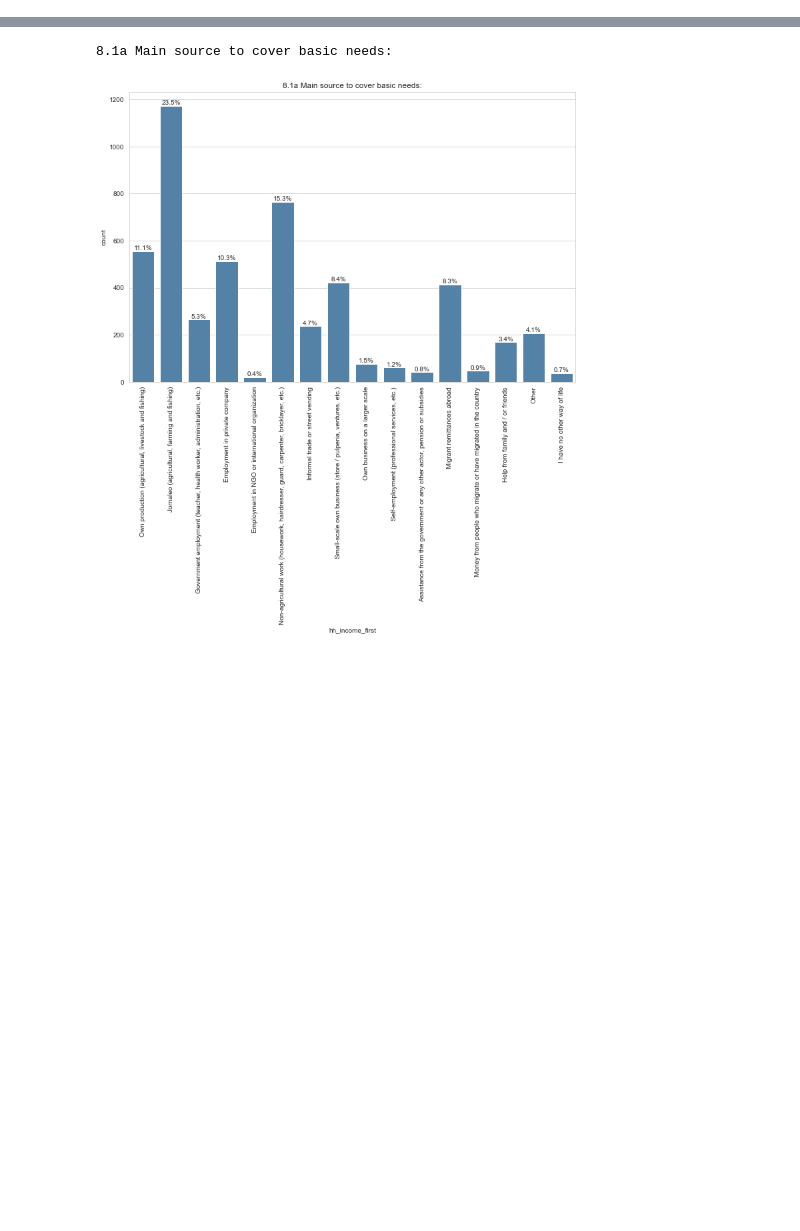
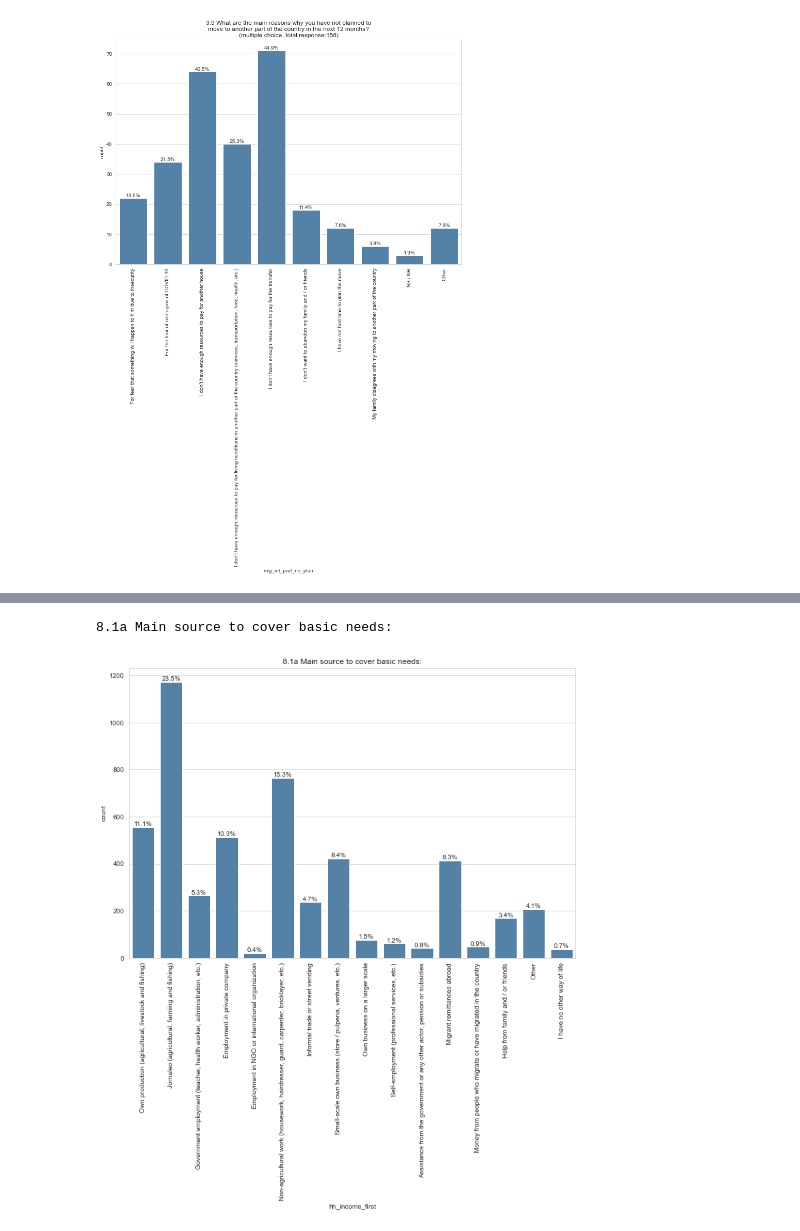
Before and after one commit to andreaariasaa/StoryViz, a Jupyter notebook: DataAnalysis/playing_with_data.ipynb, the cells around one changed output, grey strips where cells are left out. Drawn from its saved outputs; the diff is of its cells as text; code cells hidden in the pictures; blank space fills up the shorter version.

```diff
--- a/DataAnalysis/playing_with_data.ipynb
+++ b/DataAnalysis/playing_with_data.ipynb
@@ -12,6 +12,103 @@ int_df = pd.read_csv('Data/mig_int_roster.csv', index_col=0)
 pend_df = pd.read_csv('Data/mig_pend_roster.csv', index_col=0)
 lookup = pd.read_excel('Data/survey data look-up table.xlsx', sheet_name='answer_lookup')
 main_type = pd.read_excel('Data/survey data look-up table.xlsx', sheet_name='main_table')
+
+main_type = pd.read_excel('Data/survey data look-up table.xlsx', sheet_name='main_table')
+for type in ['hh','mig_ext', 'mig_int', 'mig_pend']:
+    append_type = pd.read_excel('Data/survey data look-up table.xlsx', sheet_name=f'{type}_roster')
+    main_type = main_type.append(append_type)
 # %%
 from Analytical_Functions import *
 from Data_Functions import *
+# %%
+# main_df.iloc[:,0:0]
+# main_df.iloc[:]['income_satisfaction']
+filtered_df = narrow_data(main_df, 'income_satisfaction', 'We are in a very critical situation with current income')
+
+plot_data(filtered_df, 'mig_int_pref_no_plan')
+
+
+new_df = []
+new_df = filtered_df[['country','mig_ext_intention', 'mig_ext_plan_12months', 'nivel_violencia']].copy()
+countries = {
+    'SLV': "El Salvador",
+    'GT': 'Guatemala',
+    'HND': 'Honduras'
+}
+
+new_df.loc[new_df['country'] == 'SLV', 'country'] = 'El Salvador'
+new_df.loc[new_df['country'] == 'GT', 'country'] = 'Guatemala'
+new_df.loc[new_df['country'] == 'HND', 'country'] = 'Honduras'
+
+
+
+question = 'mig_ext_intention'
+question_dict = {}
+
+for i in range(len(new_df[question])):
+    result = new_df.iloc[i][question]
+    question_type = main_type.loc[main_type['label'] == question]['type'].values[0]
+    if question_type == 'c':
+        look_key = question
+    else:
+        look_key = question_type
+    new_lookup = lookup[np.logical_and(lookup['label'] == look_key, lookup['name'] == result)]
+    result_code = new_lookup.iloc[0]['text_content']
+    question_dict[result] = result_code
+
+
+question_dict[99] = "No Response"
+for result in question_dict:
+    new_df.loc[new_df[question] == result, question] = question_dict[result]
+
+
+question = 'mig_ext_plan_12months'
+question_dict = {}
+
+for i in range(len(new_df[question])):
+    result = new_df.iloc[i][question]
+    if (result == 1 or result == 0 or result == 99):
+        question_type = main_type.loc[main_type['label'] == question]['type'].values[0]
+        if question_type == 'c':
+            look_key = question
+        else:
+            look_key = question_type
+        new_lookup = lookup[np.logical_and(lookup['label'] == look_key, lookup['name'] == result)]
+        result_code = new_lookup.iloc[0]['text_content']
+        question_dict[result] = result_code
+
+
+question_dict[99] = "No Response"
+question_dict[''] = 'Not Asked'
+new_df.mig_ext_plan_12months = new_df.mig_ext_plan_12months.fillna('')
+for result in question_dict:
+    new_df.loc[new_df[question] == result, question] = question_dict[result]
+
+
+question = 'nivel_violencia'
+question_dict = {}
+new_df.nivel_violencia = new_df.nivel_violencia.fillna('')
+
+
+for i in range(len(new_df[question])):
+    result = new_df.iloc[i][question]
+
+    if (result != ''):
+        question_type = main_type.loc[main_type['label'] == question]['type'].values[0]
+        if question_type == 'c':
+            look_key = question
+        else:
+            look_key = question_type
+        new_lookup = lookup[np.logical_and(lookup['label'] == look_key, lookup['name'] == result)]
+        result_code = new_lookup.iloc[0]['text_content']
+        question_dict[result] = result_code
+
+
+question_dict[99] = "No Response"
+question_dict[''] = 'Not Asked'
+for result in question_dict:
+    new_df.loc[new_df[question] == result, question] = question_dict[result]
+
+
+new_df.to_csv('next_main_df.csv')
+# %% [output]
@@ -17,0 +116 @@ from Data_Functions import *
+[figure, added]
```
Also changed, not shown: parts of 1 cell of this notebook, 40 other files.
